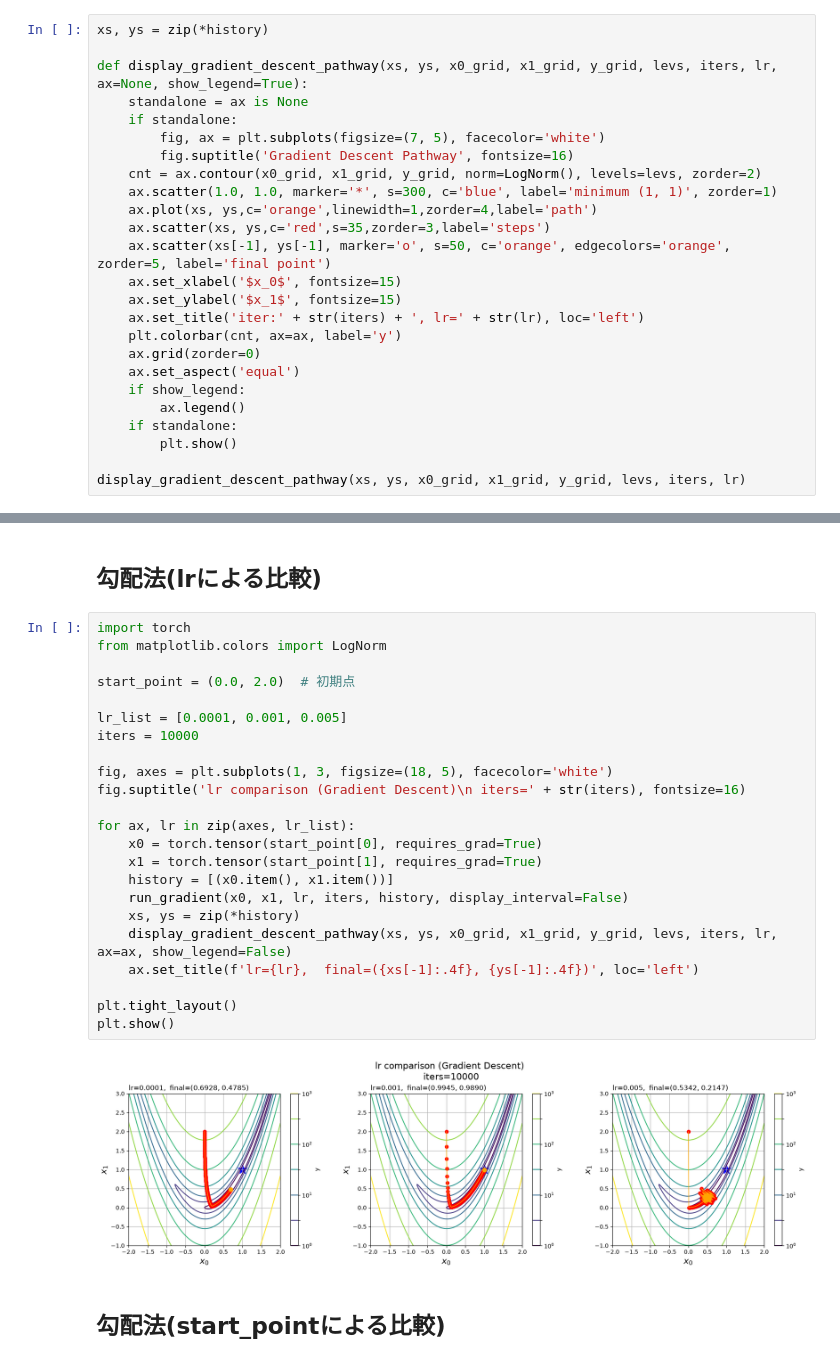
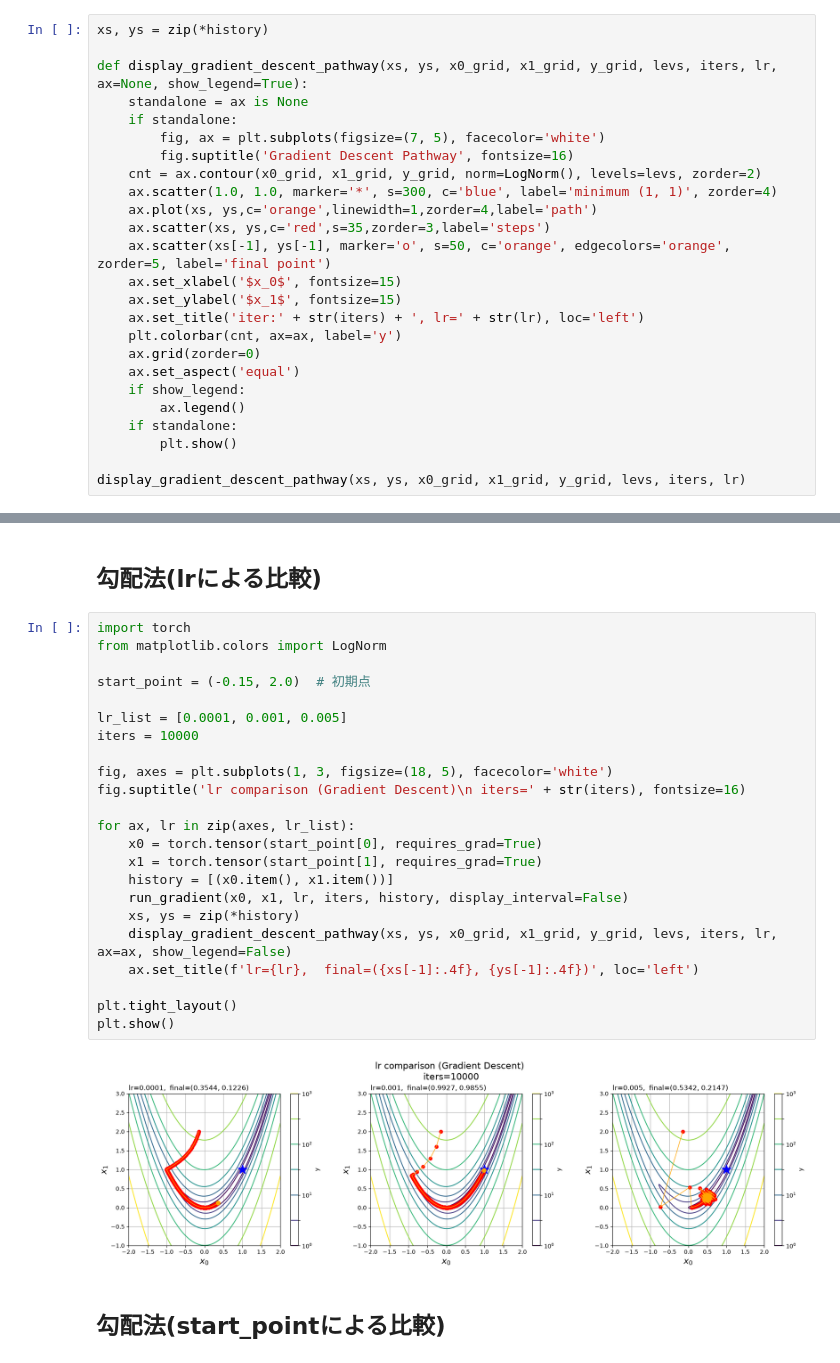
Before and after one commit to kyoropppp/2606_zero5, a Jupyter notebook: deep-learning-from-scratch-5/notebooks/06_pytorch.ipynb, the cells around one changed output, grey strips where cells are left out. Cells and saved outputs as stored; diff of their text form.

```diff
--- a/deep-learning-from-scratch-5/notebooks/06_pytorch.ipynb
+++ b/deep-learning-from-scratch-5/notebooks/06_pytorch.ipynb
@@ -243,7 +243,7 @@ def display_gradient_descent_pathway(xs, ys, x0_grid, x1_grid, y_grid, levs, ite
         fig, ax = plt.subplots(figsize=(7, 5), facecolor='white')
         fig.suptitle('Gradient Descent Pathway', fontsize=16)
     cnt = ax.contour(x0_grid, x1_grid, y_grid, norm=LogNorm(), levels=levs, zorder=2)
-    ax.scatter(1.0, 1.0, marker='*', s=300, c='blue', label='minimum (1, 1)', zorder=1)
+    ax.scatter(1.0, 1.0, marker='*', s=300, c='blue', label='minimum (1, 1)', zorder=4)
     ax.plot(xs, ys,c='orange',linewidth=1,zorder=4,label='path')
     ax.scatter(xs, ys,c='red',s=35,zorder=3,label='steps')
     ax.scatter(xs[-1], ys[-1], marker='o', s=50, c='orange', edgecolors='orange', zorder=5, label='final point')
@@ -266,28 +266,28 @@ display_gradient_descent_pathway(xs, ys, x0_grid, x1_grid, y_grid, levs, iters,
 # %%
 import torch
 from matplotlib.colors import LogNorm
 
-start_point = (0.0, 2.0)  # 初期点
+start_point = (-0.15, 2.0)  # 初期点
 
 lr_list = [0.0001, 0.001, 0.005]
 iters = 10000
 
 fig, axes = plt.subplots(1, 3, figsize=(18, 5), facecolor='white')
 fig.suptitle('lr comparison (Gradient Descent)\n iters=' + str(iters), fontsize=16)
 
 for ax, lr in zip(axes, lr_list):
     x0 = torch.tensor(start_point[0], requires_grad=True)
     x1 = torch.tensor(start_point[1], requires_grad=True)
     history = [(x0.item(), x1.item())]
     run_gradient(x0, x1, lr, iters, history, display_interval=False)
     xs, ys = zip(*history)
     display_gradient_descent_pathway(xs, ys, x0_grid, x1_grid, y_grid, levs, iters, lr, ax=ax, show_legend=False)
     ax.set_title(f'lr={lr},  final=({xs[-1]:.4f}, {ys[-1]:.4f})', loc='left')
 
 plt.tight_layout()
 plt.show()
 # %% [output]
-[figure, old version]
+[figure, new version]
 # %% [markdown]
 ## 勾配法(start_pointによる比較)
 # %%
```
Also changed, not shown: parts of 6 cells of this notebook.
